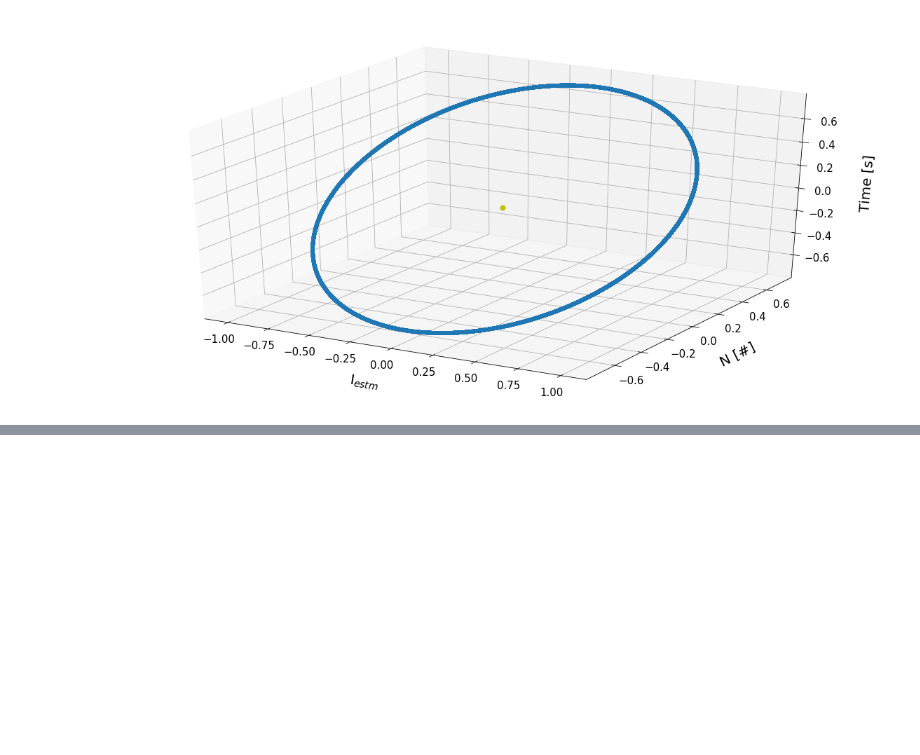
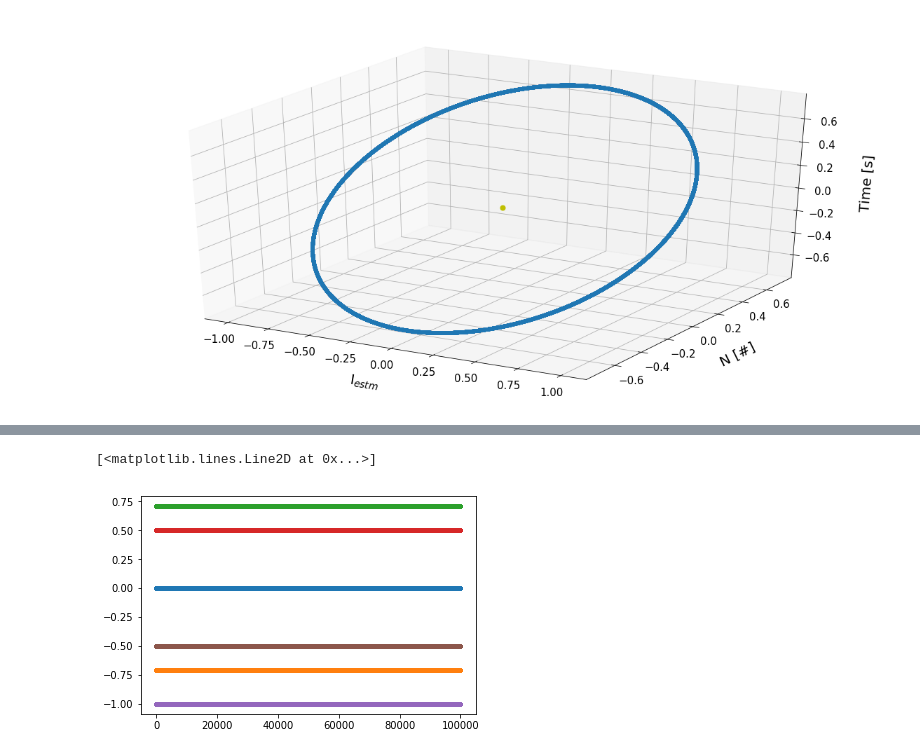
Before and after one commit to OlineRanum/FYS3150, a Jupyter notebook: Project_5/Results/5A.ipynb, the cells around one changed output, grey strips where cells are left out. Cells and saved outputs as stored; diff of their text form; code cells hidden in the pictures; blank space fills up the shorter version.

```diff
--- a/Project_5/Results/5A.ipynb
+++ b/Project_5/Results/5A.ipynb
@@ -71,0 +111,8 @@ plt.plot(x,y)
+# %%
+plt.plot(L, '.')
+plt.plot(K, '.')
+plt.plot(U, '.')
+plt.plot(E, '.')
+# %% [output]
+[<matplotlib.lines.Line2D at 0x...>]
+[figure, added]
```
Also changed, not shown: parts of 8 cells of this notebook, 14 other files.
